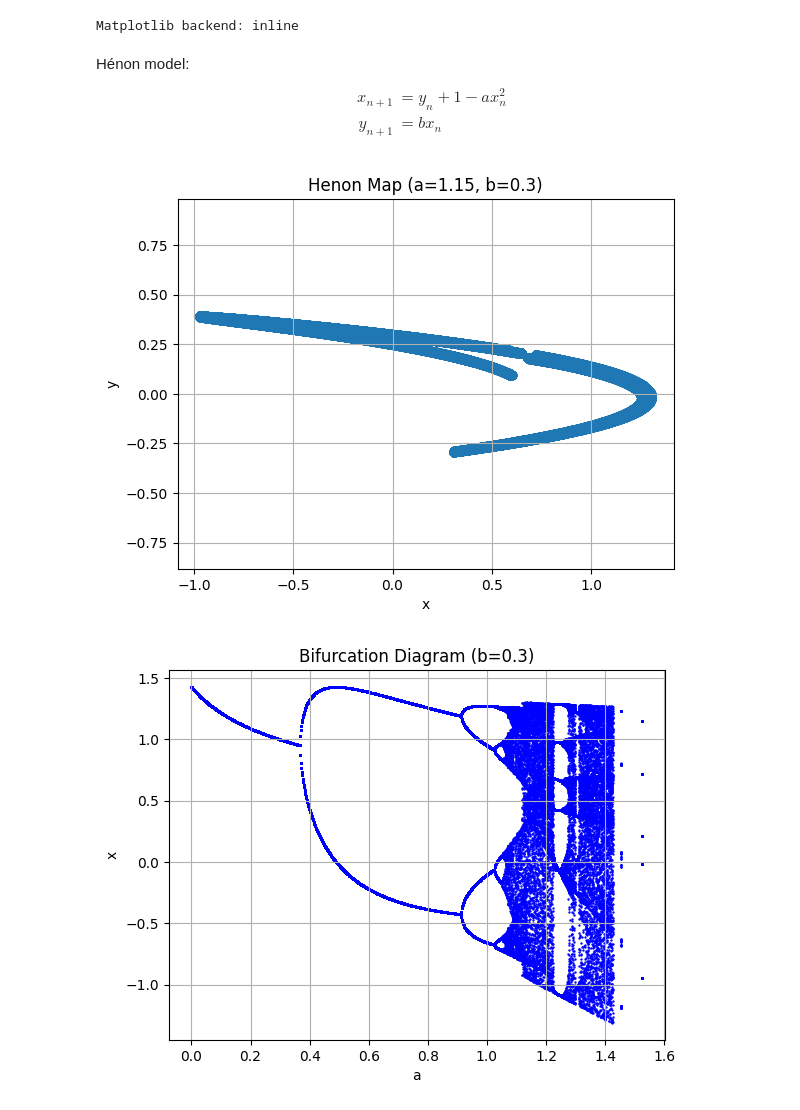
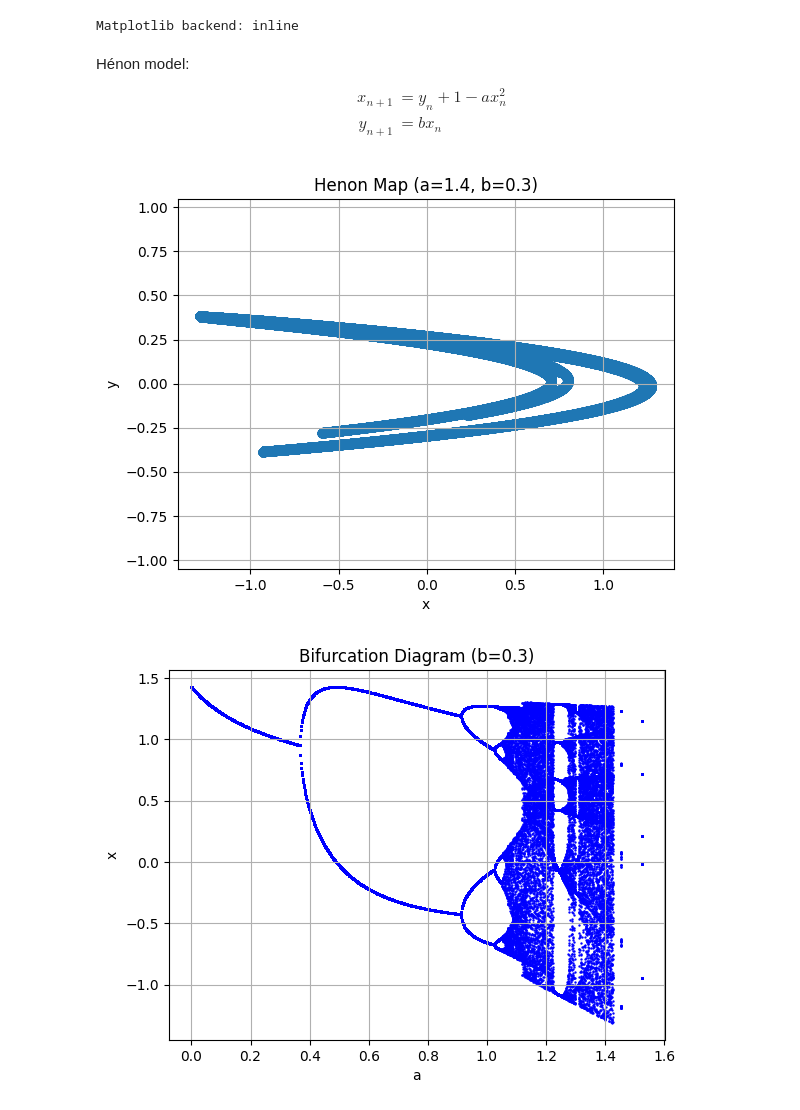
Before and after one commit to ENSLProjects/Numerical_Project, a Jupyter notebook: ToyProblem.ipynb, the cells around one changed output. Cells and saved outputs as stored; diff of their text form; code cells hidden in the pictures.

```diff
--- a/ToyProblem.ipynb
+++ b/ToyProblem.ipynb
@@ -15,12 +13,12 @@ from tqdm import tqdm
 print('Matplotlib backend:', plt.get_backend())
 # %% [output]
 Matplotlib backend: inline
-# %% [markdown]
-Hénon model:
-\begin{align}
-    x_{n+1} &= y_n + 1 - ax_n^2\\
-    y_{n+1} &= bx_n
-\end{align}
+# %% [markdown]
+Hénon model:
+\begin{align}
+    x_{n+1} &= y_n + 1 - ax_n^2\\
+    y_{n+1} &= bx_n
+\end{align}
 # %%
 def henon_map(a, b, x0, y0, n):
     """
@@ -70,9 +68,9 @@ def plot_bifurcation_diagram(a_values, b, x0, y0, n, last, axis):
     ax.grid(True)
     plt.show()
 # %%
-plot_henon_map(a=1.15, b=0.3, x0=0.1, y0=0.1, n=100000, transitoire=100)
+plot_henon_map(a=1.4, b=0.3, x0=0.1, y0=0.1, n=100000, transitoire=100)
 # %% [output]
-[figure, old version]
+[figure, new version]
 # %%
 plot_bifurcation_diagram(a_values=np.linspace(0, 1.6, 1000), b=0.3, x0=0.1, y0=0.1, n=10000, last=100, axis="x")
 # %% [output]
```
Also changed, not shown: parts of 8 cells of this notebook.
